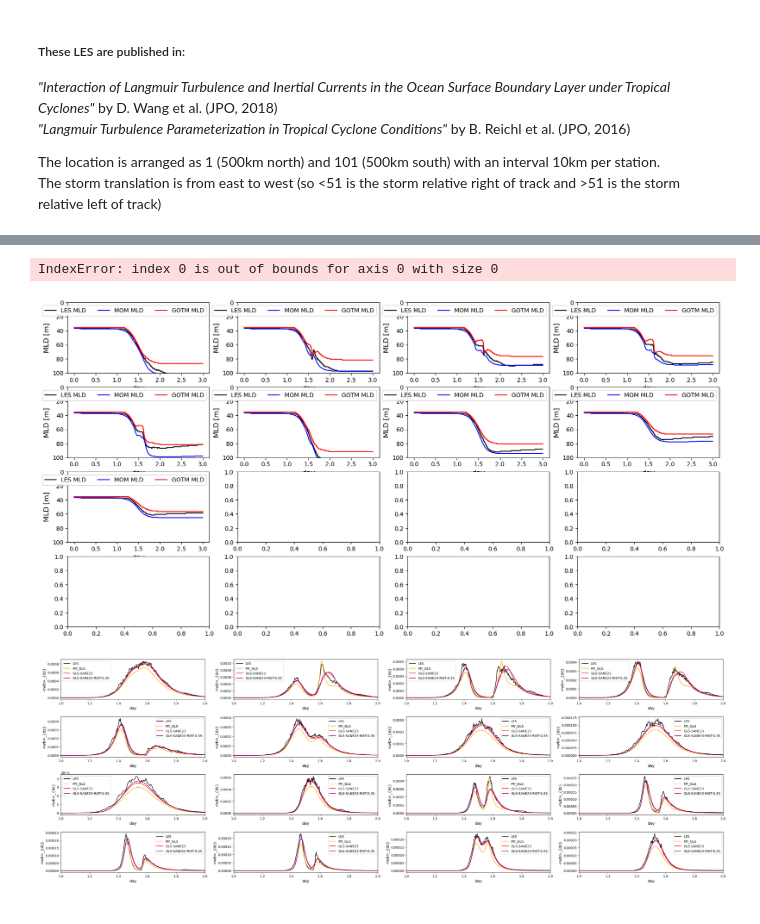
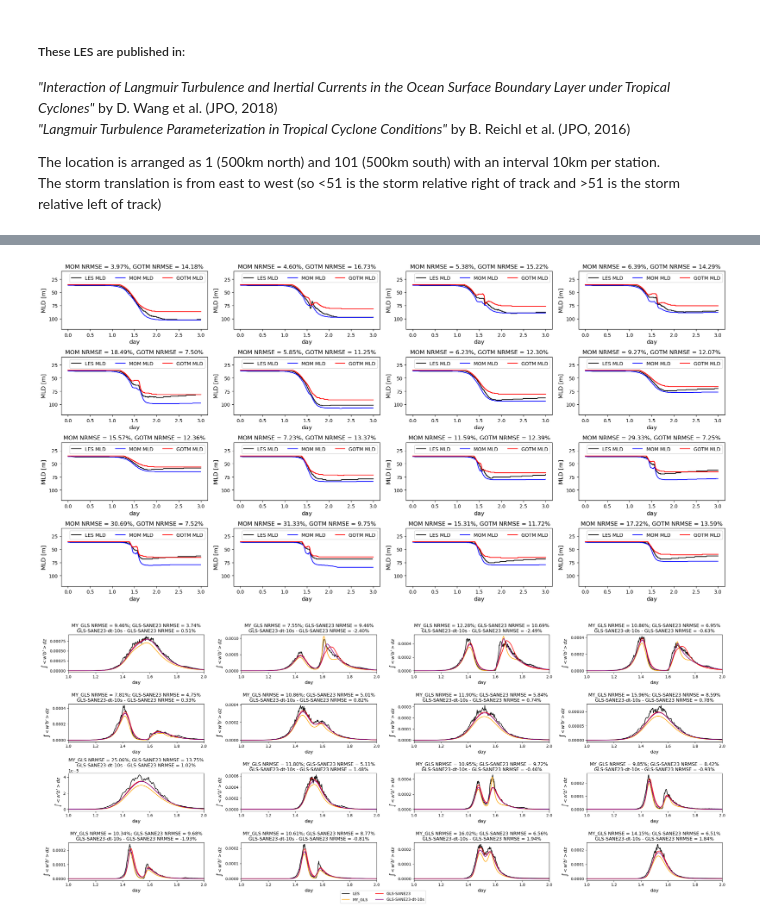
Before and after one commit to mrozowskamartaa/MOM6_SCM_Hurr, a Jupyter notebook: analysis/Compare_MOM_to_LES.ipynb, the cells around one changed output, grey strips where cells are left out. Cells and saved outputs as stored; diff of their text form; code cells hidden in the pictures.

Commit message:
edited method for mld computation and added option to remove legend from plots

```diff
--- a/analysis/Compare_MOM_to_LES.ipynb
+++ b/analysis/Compare_MOM_to_LES.ipynb
@@ -144,11 +144,11 @@ mom_exp_list = [
 gotm_exp_list = [
 #     'MY_01',
     'MY_GLS',
-#     'K_EPS',
+    # 'K_EPS',
 #     'K_W'
     'GLS-SANE23',
-    # 'GLS-SANE23-dt-10s',
-    'GLS-SANE23-RIST-0.35',
+    'GLS-SANE23-dt-10s',
+    # 'GLS-SANE23-RIST-0.35',
     # 'GLS-SANE23-RIST-0.65'
 ]  # for intercomparison
 
@@ -349,7 +261,7 @@ if not all_per_type:
                 ax.set_title(f"{plotter.label_list[i]}")
             fig.tight_layout()
 # %%
-compute_errors = False
+compute_errors = True
 
 if all_per_type:
 
@@ -386,8 +298,8 @@ if all_per_type:
 
         if compute_errors:
 
-            method = "RMSE"
-            variable = "M"
+            method = "NRMSE"
+            variable = "mld"
             mask = True
             threshold = 0.00001
 
@@ -398,7 +310,7 @@ if all_per_type:
                 mask=mask,
                 method=method,
                 threshold=threshold
-            )
+            ) * 100
 
             mom_error = interpolate_and_quantify_timeseries_difference(
                 sample_data_dict=mom_cases[0],
@@ -407,15 +319,14 @@ if all_per_type:
                 mask=mask,
                 method=method,
                 threshold=threshold
-            )
+            ) * 100
 
-            ax.set_title(f"MOM {method} = {mom_error:.6f}, GOTM {method} = {gotm_error:.6f}")
+            ax.set_title(f"MOM {method} = {mom_error:.2f}%, GOTM {method} = {gotm_error:.2f}%")
 
     fig.tight_layout()
-    # fig.savefig(f'figures/M_all_{type_}_{gotm_exp}_{mom_exp}_with_{method}.png', dpi=300)
+    fig.savefig(f'figures/{variable}_all_{type_}_{gotm_exp}_{mom_exp}_with_{method}.png', dpi=300)
 # %% [output]
-IndexError: index 0 is out of bounds for axis 0 with size 0
-[figure, old version]
+[figure, new version]
 # %%
 if not all_per_type:
 
@@ -482,34 +393,61 @@ if not all_per_type:
                 ax.set_title(f"{plotter.label_list[i]}")
             fig.tight_layout()
 # %%
+compute_errors = True
+
 if all_per_type:
 
-    fig, axes = plt.subplots(4, 4, figsize=(30, 10))
+    fig, axes = plt.subplots(4, 4, figsize=(25, 10))
 
     for index, ax in zip(case_index_list, axes.flatten()):
 
-        les_cases = [LESDataRetriever().retreive_data(
+        les_cases = [LESDataRetriever(
             case_name=les_cases_dict[type_][index],
             exp_name="",
             case_dir=LES_dirs
-        )]
+        ).retreive_data()]
 
-        gotm_cases = [GOTMDataRetriever().retreive_data(
+        gotm_cases = [GOTMDataRetriever(
         case_name=gotm_cases_dict[type_][index],
         exp_name=exp,
         case_dir=GOTM_dirs
-        ) for exp in gotm_exp_list]
+        ).retreive_data() for exp in gotm_exp_list]
 
         plotter = Plotter(
             data_list=les_cases+gotm_cases,
             color_list=['black', 'orange', 'red', 'purple', 'magenta'],
             # need to be set for each experiment where experiments are defined
-            label_list=['LES'] + gotm_exp_list
+            label_list=['LES'] + gotm_exp_list,
+            legend_on=False
         )
 
         plotter.plot_M(ax=ax)
 
+        if compute_errors:
+
+            method = "NRMSE"
+            variable = "M"
+            mask = True
+            threshold = 0.00001
+
+            gotm_errors = [interpolate_and_quantify_timeseries_difference(
+                sample_data_dict=case,
+                target_data_dict=les_cases[0],
+                variable=variable,
+                mask=mask,
+                method=method,
+                threshold=threshold
+            ) * 100 for case in gotm_cases]
+
+            # This is really specific to the experiments I'm considering now
+            title_elements = [f"{exp} {method} = {error:.2f}%" for exp, error in zip(gotm_exp_list, gotm_errors)]
+            title_elements.append(f"{gotm_exp_list[-1]} - {gotm_exp_list[-2]} {method} = {(gotm_errors[-1]-gotm_errors[-2]):.2f}%")
+            title = f"{title_elements[0]}; {title_elements[1]}\n{title_elements[3]}"
+            ax.set_title(title)
+
+    fig.legend(['LES']+gotm_exp_list, ncol=2, bbox_to_anchor=(0.5, 0.), loc="center")
     fig.tight_layout()
-    fig.savefig(f'figures/M_all_{type_}_GLS_comp.png', dpi=300)
+    # TODO: More robust fig naming; if compute_error=False, then variable is undefined heres
+    fig.savefig(f'figures/{variable}_all_{type_}_GLS_comp.png', bbox_inches="tight", dpi=300)
 # %% [output]
-[figure, old version]
+[figure, new version]
```
Also changed, not shown: parts of 10 cells of this notebook, 2 other files.
